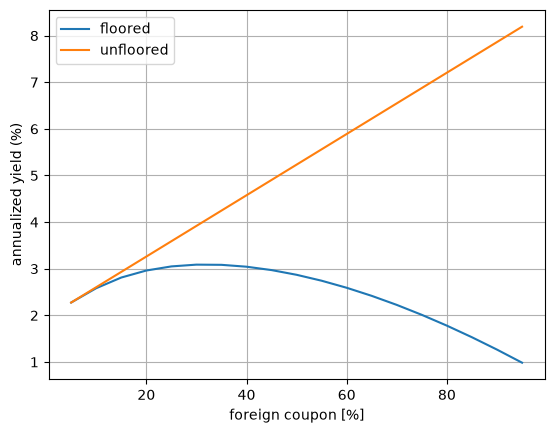
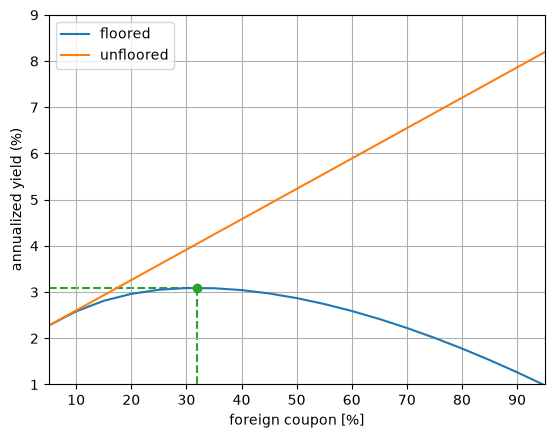
The notebook cell's code change between the first figure and the second:
--- before
+++ after
@@ -1,3 +1,24 @@
-(
+ft = np.array([interp_fwd(end) for _, end in periods])
+t = np.array([year_frac(asof_dt, end) for _, end in periods])
+alpha = np.array([year_frac(start, end) for start, end in periods])
+df = np.array([interp_df(end) for _, end in periods])
+
+def calc_maximizing_r(k: float):
+    d1 = (np.log(ft / usdjpy_spot / k) + 0.5 * (vol ** 2) * t) / (vol * np.sqrt(t))
+    d2 = d1 - vol * np.sqrt(t)
+    return np.sum(ft / usdjpy_spot * norm.cdf(d1) * alpha * df) - np.sum(norm.cdf(d2) * alpha * df)
+
+k_star = brentq(calc_maximizing_r, 0.5, 2.0)
+d1 = (np.log(ft / usdjpy_spot / k_star) + 0.5 * (vol ** 2) * t) / (vol * np.sqrt(t))
+d2 = d1 - vol * np.sqrt(t)
+cf_max = (
+    (1 - df_T)
+    / (np.sum(ft / usdjpy_spot * norm.cdf(d1) * alpha * df) - k_star * np.sum(norm.cdf(d2) * alpha * df))
+)
+cd_max = brentq(lambda x: calc_coupon_pv(cf_max, x), 0.01 ** 2, 1.0)
+r_max = cf_max - cd_max
+
+
+ax = (
     pd.DataFrame([{"cf": i / 100} for i in np.arange(5, 100, 5)])
     .assign(
@@ -11,3 +32,9 @@
     label=["floored", "unfloored"], xlabel="foreign coupon [%]", ylabel="annualized yield (%)", grid=True
 )
+ax.scatter([cf_max * 100], [r_max * 100], c="C2", zorder=10)
+ax.vlines(x=[cf_max * 100], ymin=1, ymax=r_max * 100, colors=["C2"], zorder=-1, linestyles="--")
+ax.hlines(y=[r_max * 100], xmin=5, xmax=cf_max * 100, colors=["C2"], zorder=-1, linestyles="--")
+ax.set_xlim(5, 95)
+ax.set_ylim(1, 9)
+
 plt.show()

Commit: feat: maximizing r